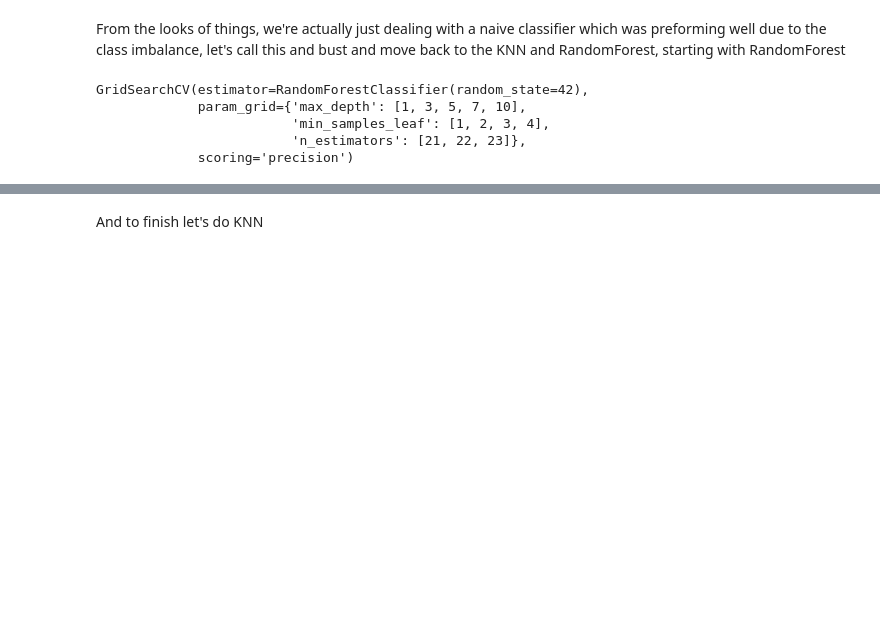
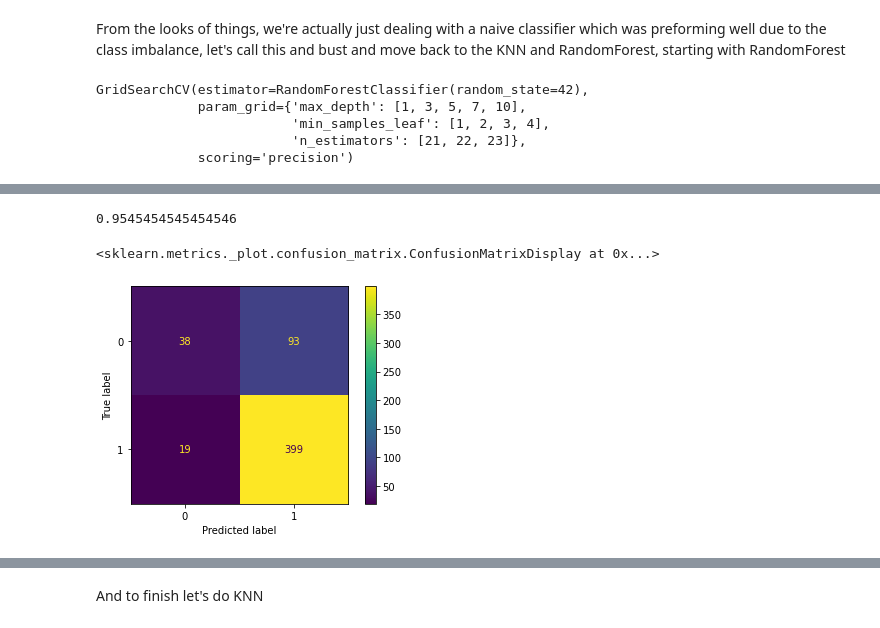
Before and after one commit to dablake7/bsc-phase-three-project, a Jupyter notebook: notebooks/report.ipynb, the cells around one changed output, grey strips where cells are left out. Cells and saved outputs as stored; diff of their text form; code cells hidden in the pictures; blank space fills up the shorter version.

Commit message:
image

```diff
--- a/notebooks/report.ipynb
+++ b/notebooks/report.ipynb
@@ -717,0 +720,12 @@ RandomForestClassifier(max_depth=10, min_samples_leaf=2, n_estimators=23,
+# %%
+test_pred = best_model.predict(x_test)
+test_precision = precision_score(test_pred, y_test)
+print(test_precision)
+# %% [output]
+0.9545454545454546
+# %%
+from sklearn.metrics import plot_confusion_matrix
+plot_confusion_matrix(best_model,x_test, y_test)
+# %% [output]
+<sklearn.metrics._plot.confusion_matrix.ConfusionMatrixDisplay at 0x...>
+[figure, added]
```
Also changed, not shown: parts of 7 cells of this notebook, 1 other file.
